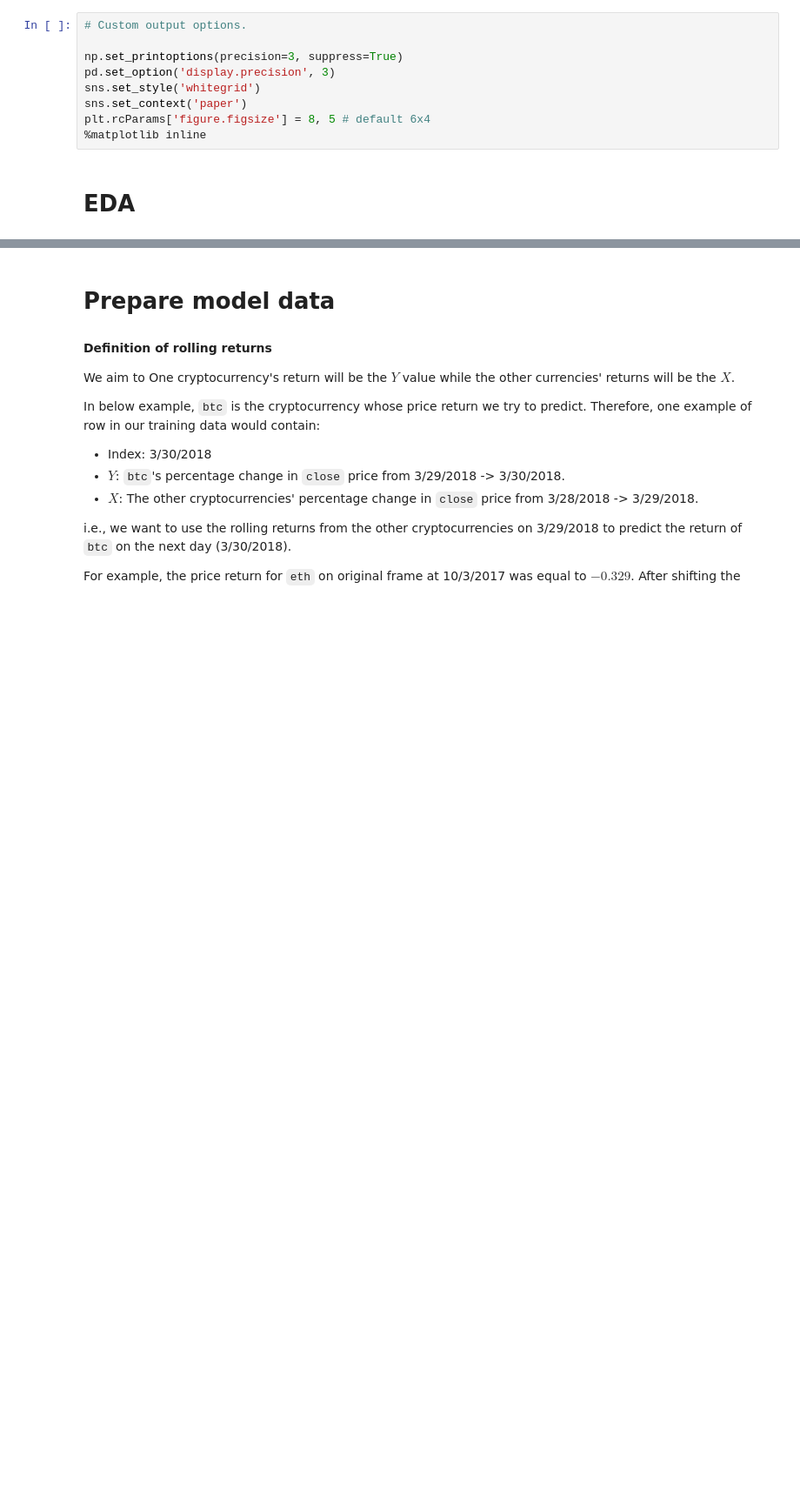
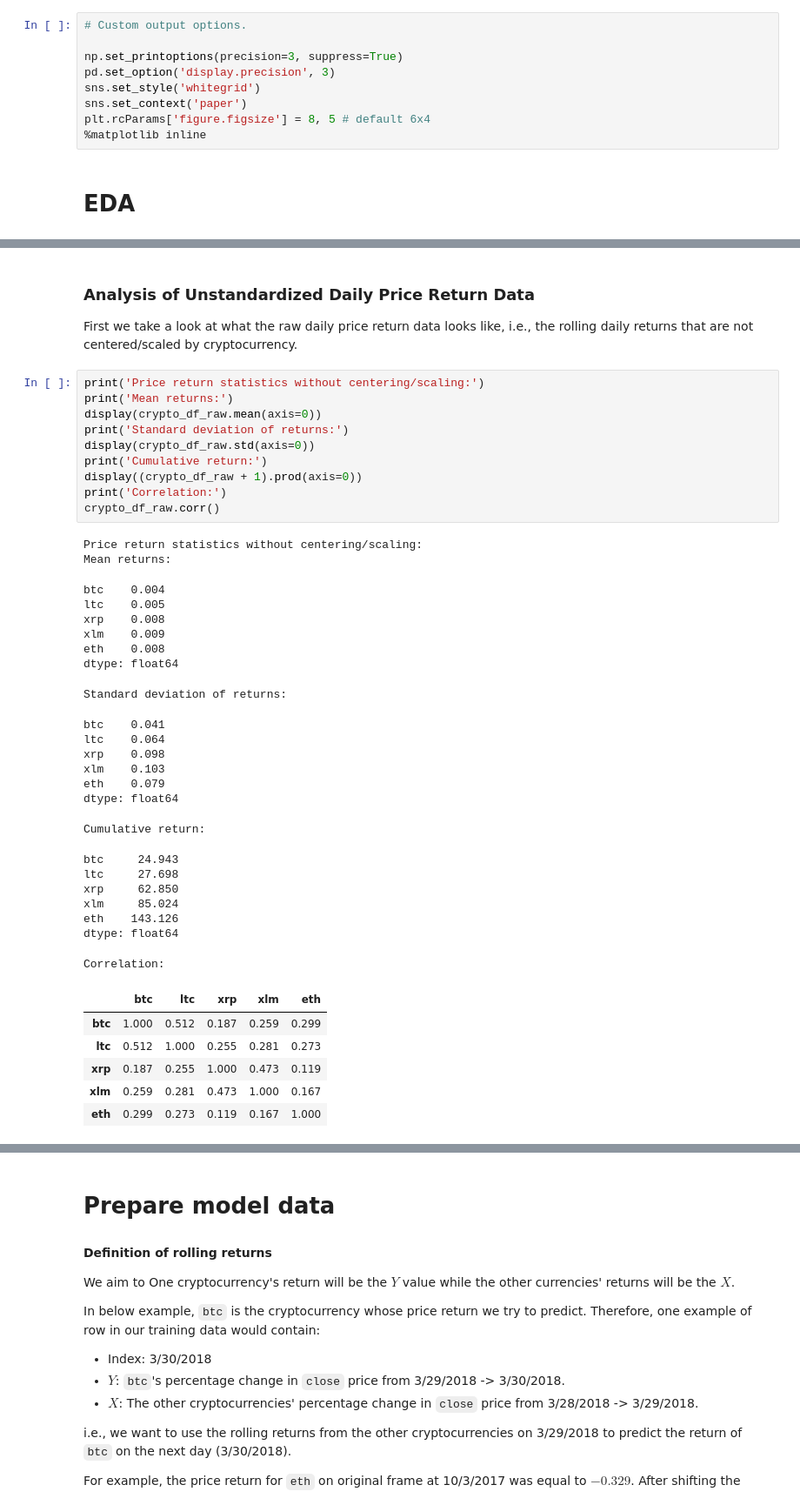
Before and after one commit to dastjerdi/crypto-ml, a Jupyter notebook: crypto_ml.ipynb, the cells around one changed output, grey strips where cells are left out. Shown at 87% size. Saved outputs shown, nothing was run; the diff lists cells and outputs as text; blank space fills up the shorter version.

Commit message:
first stage of EDA

```diff
--- a/crypto_ml.ipynb
+++ b/crypto_ml.ipynb
@@ -82,0 +119,44 @@ Data for individual currencies available as of:
+# %% [markdown]
+### Analysis of Unstandardized Daily Price Return Data
+
+First we take a look at what the raw daily price return data looks like, i.e., the rolling daily returns that are not centered/scaled by cryptocurrency.
+# %%
+print('Price return statistics without centering/scaling:')
+print('Mean returns:')
+display(crypto_df_raw.mean(axis=0))
+print('Standard deviation of returns:')
+display(crypto_df_raw.std(axis=0))
+print('Cumulative return:')
+display((crypto_df_raw + 1).prod(axis=0))
+print('Correlation:')
+crypto_df_raw.corr()
+# %% [output]
+Price return statistics without centering/scaling:
+Mean returns:
+btc    0.004
+ltc    0.005
+xrp    0.008
+xlm    0.009
+eth    0.008
+dtype: float64
+Standard deviation of returns:
+btc    0.041
+ltc    0.064
+xrp    0.098
+xlm    0.103
+eth    0.079
+dtype: float64
+Cumulative return:
+btc     24.943
+ltc     27.698
+xrp     62.850
+xlm     85.024
+eth    143.126
+dtype: float64
+Correlation:
+|  | btc | ltc | xrp | xlm | eth |
+| btc | 1.000 | 0.512 | 0.187 | 0.259 | 0.299 |
+| ltc | 0.512 | 1.000 | 0.255 | 0.281 | 0.273 |
+| xrp | 0.187 | 0.255 | 1.000 | 0.473 | 0.119 |
+| xlm | 0.259 | 0.281 | 0.473 | 1.000 | 0.167 |
+| eth | 0.299 | 0.273 | 0.119 | 0.167 | 1.000 |
```
Also changed, not shown: parts of 7 cells of this notebook, 2 other files.
